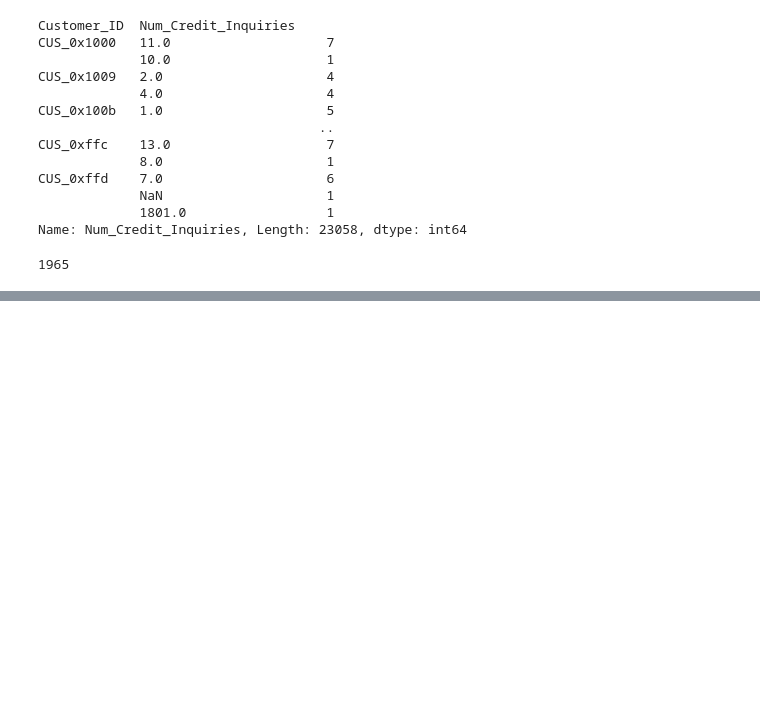
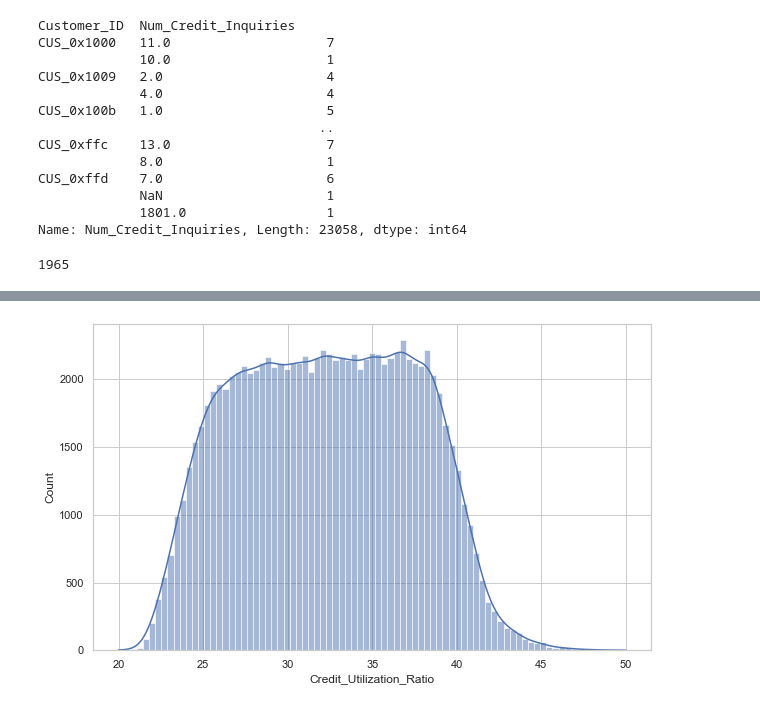
Before and after one commit to ilknurozcelik/DA_Assignments_and_Projects, a Jupyter notebook: 02-Projects/GROUP_11_PROJECTS/Credit_Score_Project/Credit_Score_Project_new.ipynb, the cells around one changed output, grey strips where cells are left out. Cells and saved outputs as stored; diff of their text form; code cells hidden in the pictures; blank space fills up the shorter version.

```diff
--- a/02-Projects/GROUP_11_PROJECTS/Credit_Score_Project/Credit_Score_Project_new.ipynb
+++ b/02-Projects/GROUP_11_PROJECTS/Credit_Score_Project/Credit_Score_Project_new.ipynb
@@ -823,0 +1217,4 @@ Name: Num_Credit_Inquiries, Length: 23058, dtype: int64
+# %%
+sns.histplot(data=df_train, x="Credit_Utilization_Ratio", kde=True);
+# %% [output]
+[figure, added]
```
Also changed, not shown: parts of 88 cells of this notebook.
